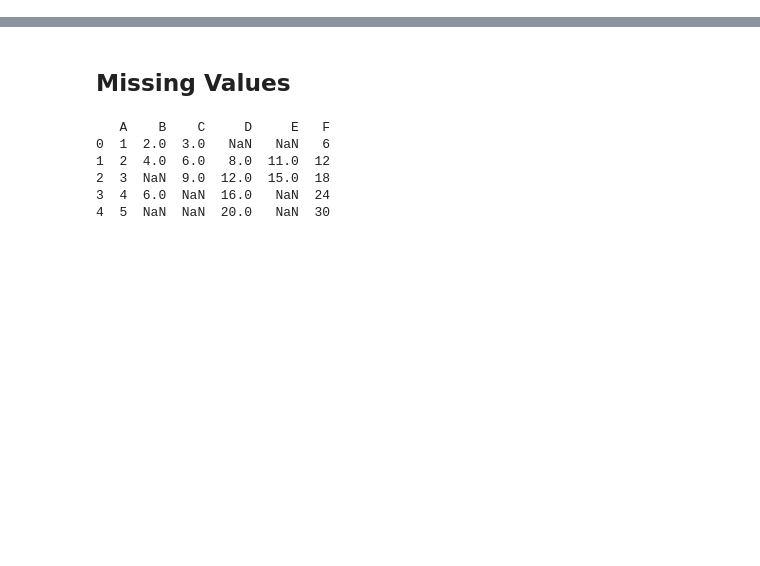
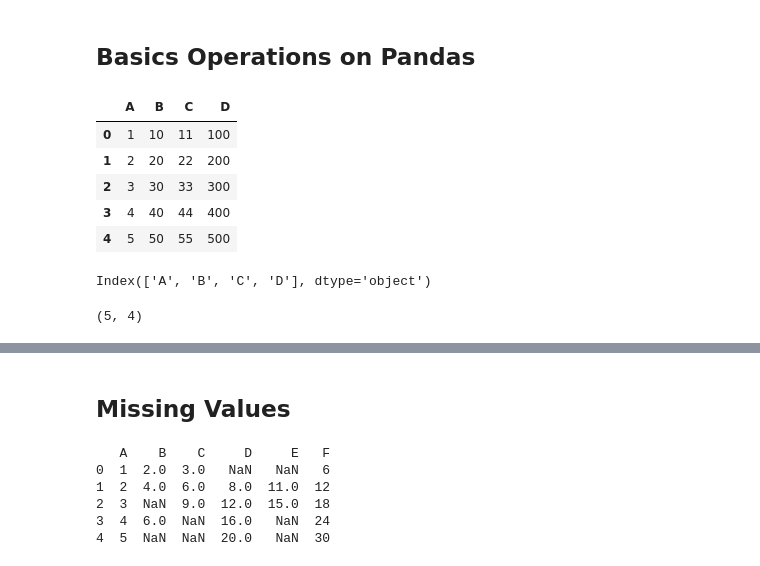
Before and after one commit to snehagupta-data/Python-Notes, a Jupyter notebook: Pandas/Pandas_Operations.ipynb, the cells around one changed output, grey strips where cells are left out. Drawn from its saved outputs; the diff is of its cells as text; code cells hidden in the pictures; blank space fills up the shorter version.

Commit message:
Pandas Notes Update

```diff
--- a/Pandas/Pandas_Operations.ipynb
+++ b/Pandas/Pandas_Operations.ipynb
@@ -0,0 +1,25 @@
+# %% [markdown]
+## Basics Operations on Pandas
+# %%
+df1=pd.DataFrame({
+    'A':[1,2,3,4,5],
+    'B':[10,20,30,40,50],
+    'C':[11,22,33,44,55],
+    'D':[100,200,300,400,500]
+})
+df1
+# %% [output]
+|  | A | B | C | D |
+| 0 | 1 | 10 | 11 | 100 |
+| 1 | 2 | 20 | 22 | 200 |
+| 2 | 3 | 30 | 33 | 300 |
+| 3 | 4 | 40 | 44 | 400 |
+| 4 | 5 | 50 | 55 | 500 |
+# %%
+df1.columns
+# %% [output]
+Index(['A', 'B', 'C', 'D'], dtype='object')
+# %%
+df1.shape
+# %% [output]
+(5, 4)
```
Also changed, not shown: parts of 18 cells of this notebook.
